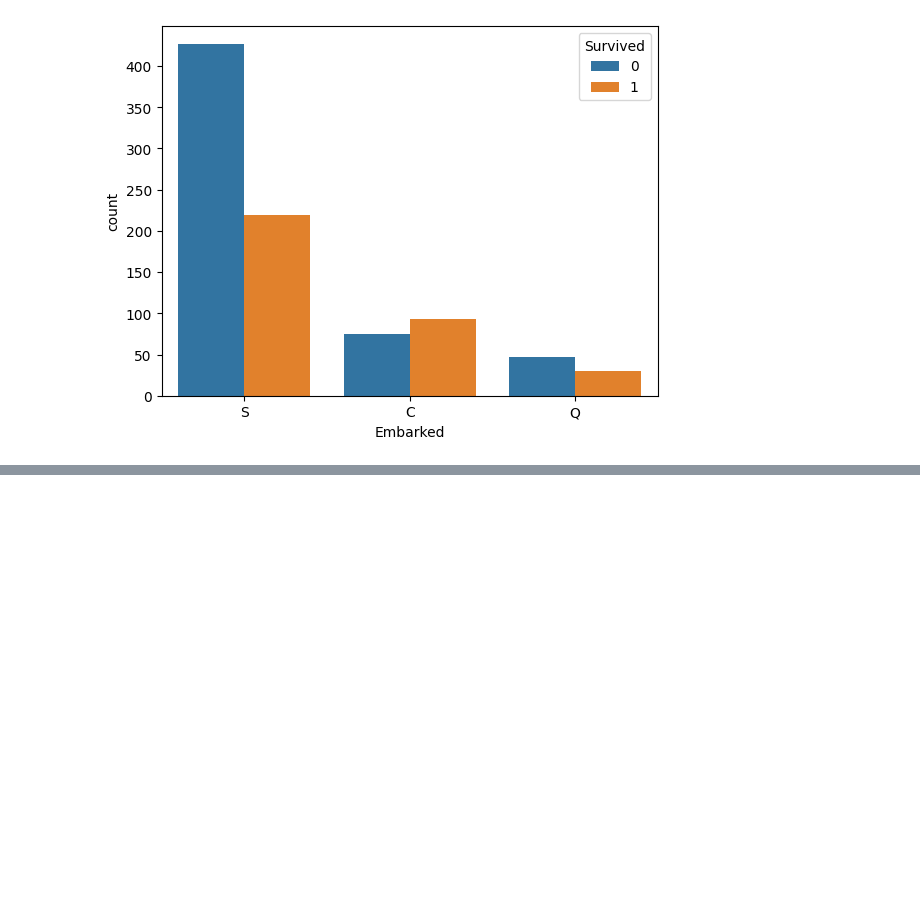
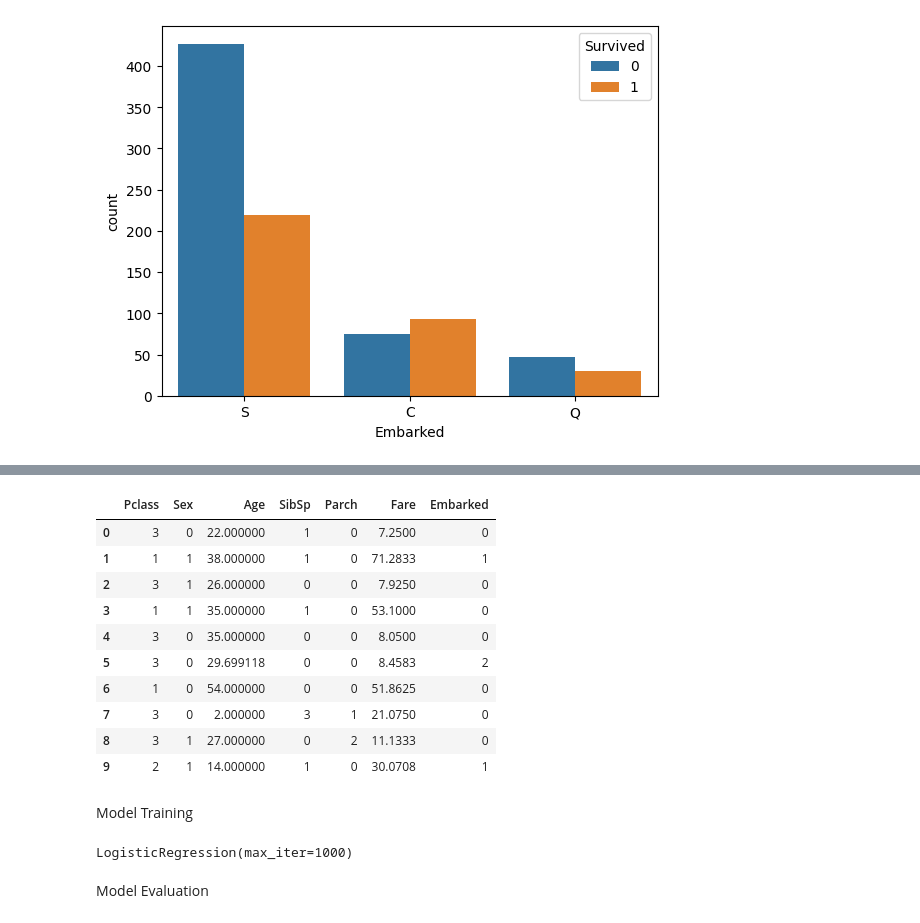
Before and after one commit to anshu-321/titanic-project-ML, a Jupyter notebook: titanic-code.ipynb, the cells around one changed output, grey strips where cells are left out. Drawn from its saved outputs; the diff is of its cells as text; code cells hidden in the pictures; blank space fills up the shorter version.

```diff
--- a/titanic-code.ipynb
+++ b/titanic-code.ipynb
@@ -115,0 +125,2 @@ sns.countplot(x='Embarked', hue='Survived', data=train)
+# %%
+train.replace({"Sex":{"male":0,"female":1}, "Embarked":{"S":0,"C":1,"Q":2}}, inplace=True)
@@ -115,0 +148,18 @@ sns.countplot(x='Embarked', hue='Survived', data=train)
+# %%
+X = train.drop(["PassengerId","Survived","Name","Ticket"], axis=1)
+Y = train["Survived"]
+X.head(10)
+# %% [output]
+|  | Pclass | Sex | Age | SibSp | Parch | Fare | Embarked |
+| 0 | 3 | 0 | 22.000000 | 1 | 0 | 7.2500 | 0 |
+| 1 | 1 | 1 | 38.000000 | 1 | 0 | 71.2833 | 1 |
+| 2 | 3 | 1 | 26.000000 | 0 | 0 | 7.9250 | 0 |
+| 3 | 1 | 1 | 35.000000 | 1 | 0 | 53.1000 | 0 |
+| 4 | 3 | 0 | 35.000000 | 0 | 0 | 8.0500 | 0 |
+| 5 | 3 | 0 | 29.699118 | 0 | 0 | 8.4583 | 2 |
+| 6 | 1 | 0 | 54.000000 | 0 | 0 | 51.8625 | 0 |
+| 7 | 3 | 0 | 2.000000 | 3 | 1 | 21.0750 | 0 |
+| 8 | 3 | 1 | 27.000000 | 0 | 2 | 11.1333 | 0 |
+| 9 | 2 | 1 | 14.000000 | 1 | 0 | 30.0708 | 1 |
+# %% [markdown]
+Model Training
@@ -115,0 +172,6 @@ sns.countplot(x='Embarked', hue='Survived', data=train)
+# %%
+model.fit(X_train, Y_train)
+# %% [output]
+LogisticRegression(max_iter=1000)
+# %% [markdown]
+Model Evaluation
```
Also changed, not shown: parts of 20 cells of this notebook, 1 other file.
